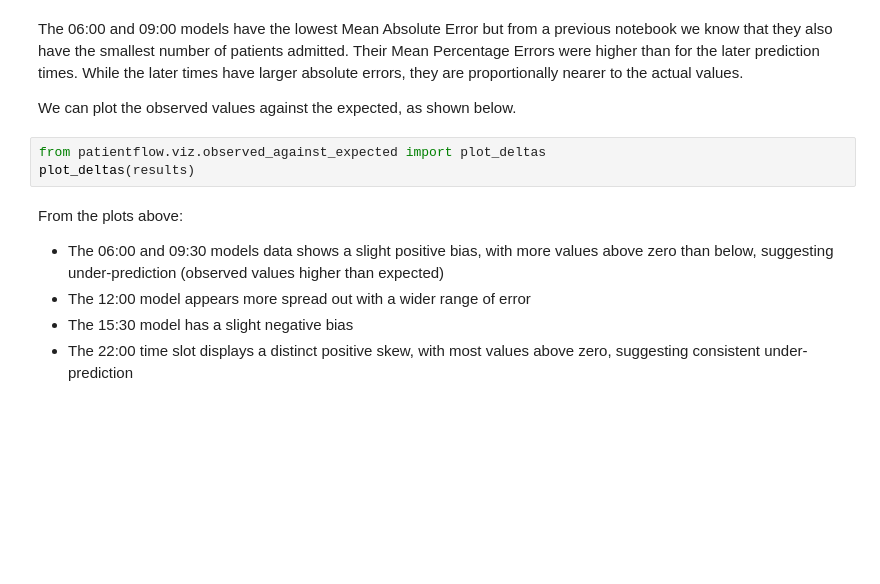
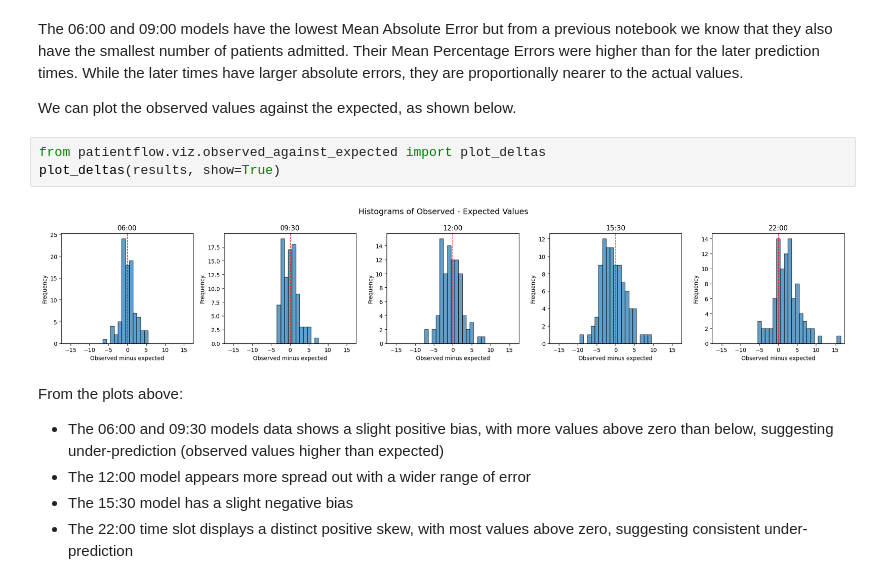
Before and after one commit to UCL-CORU/patientflow, a Jupyter notebook: notebooks/3b_Evaluate_group_snapshots.ipynb, the cells around one changed output. Drawn from its saved outputs; the diff is of its cells as text; blank space fills up the shorter version.

```diff
--- a/notebooks/3b_Evaluate_group_snapshots.ipynb
+++ b/notebooks/3b_Evaluate_group_snapshots.ipynb
@@ -248,7 +248,9 @@ The 06:00 and 09:00 models have the lowest Mean Absolute Error but from a previo
 We can plot the observed values against the expected, as shown below.
 # %%
 from patientflow.viz.observed_against_expected import plot_deltas
-plot_deltas(results)
+plot_deltas(results, show=True)
+# %% [output]
+[figure, added]
 # %% [markdown]
 From the plots above:
 * The 06:00 and 09:30 models data shows a slight positive bias, with more values above zero than below, suggesting under-prediction (observed values higher than expected)
```
Also changed, not shown: 5 other files.
